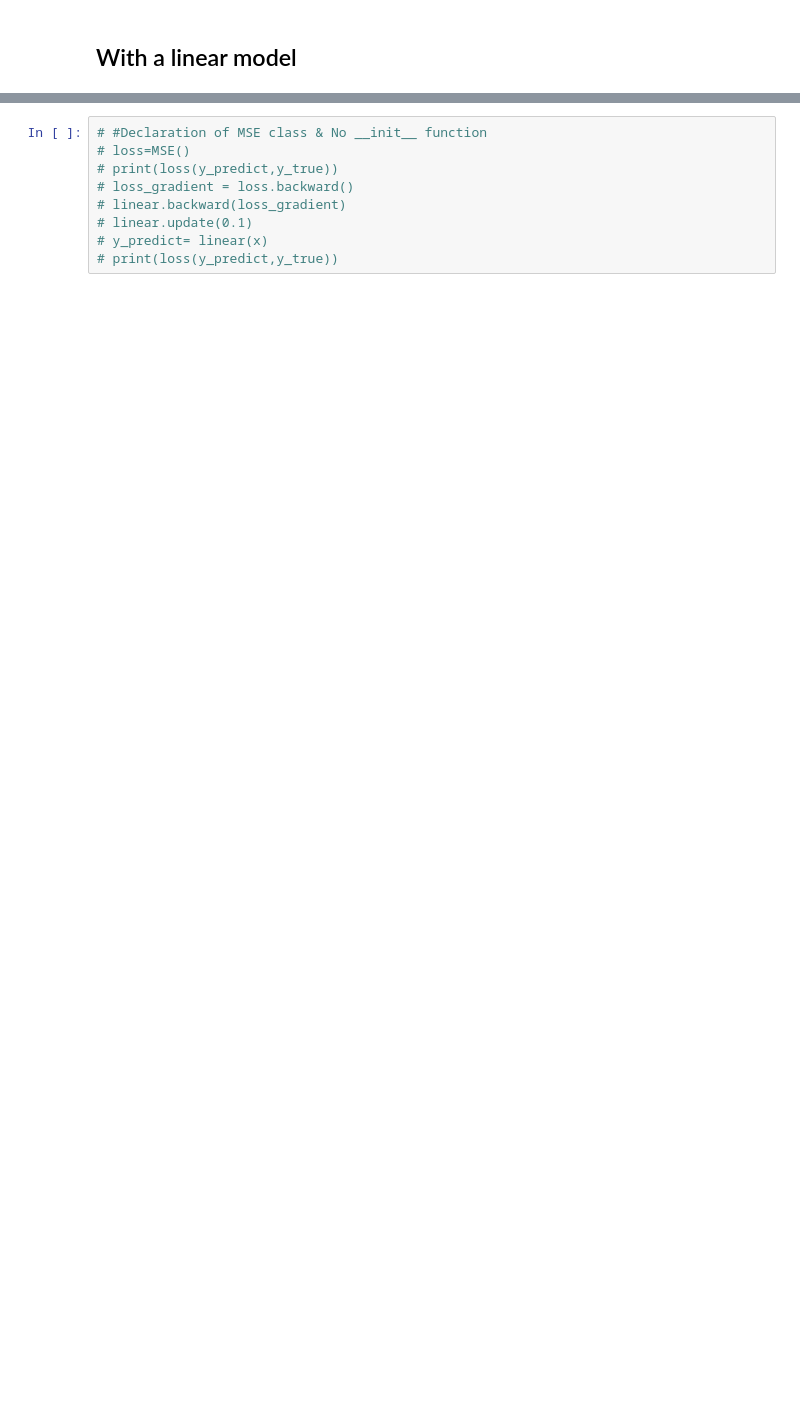
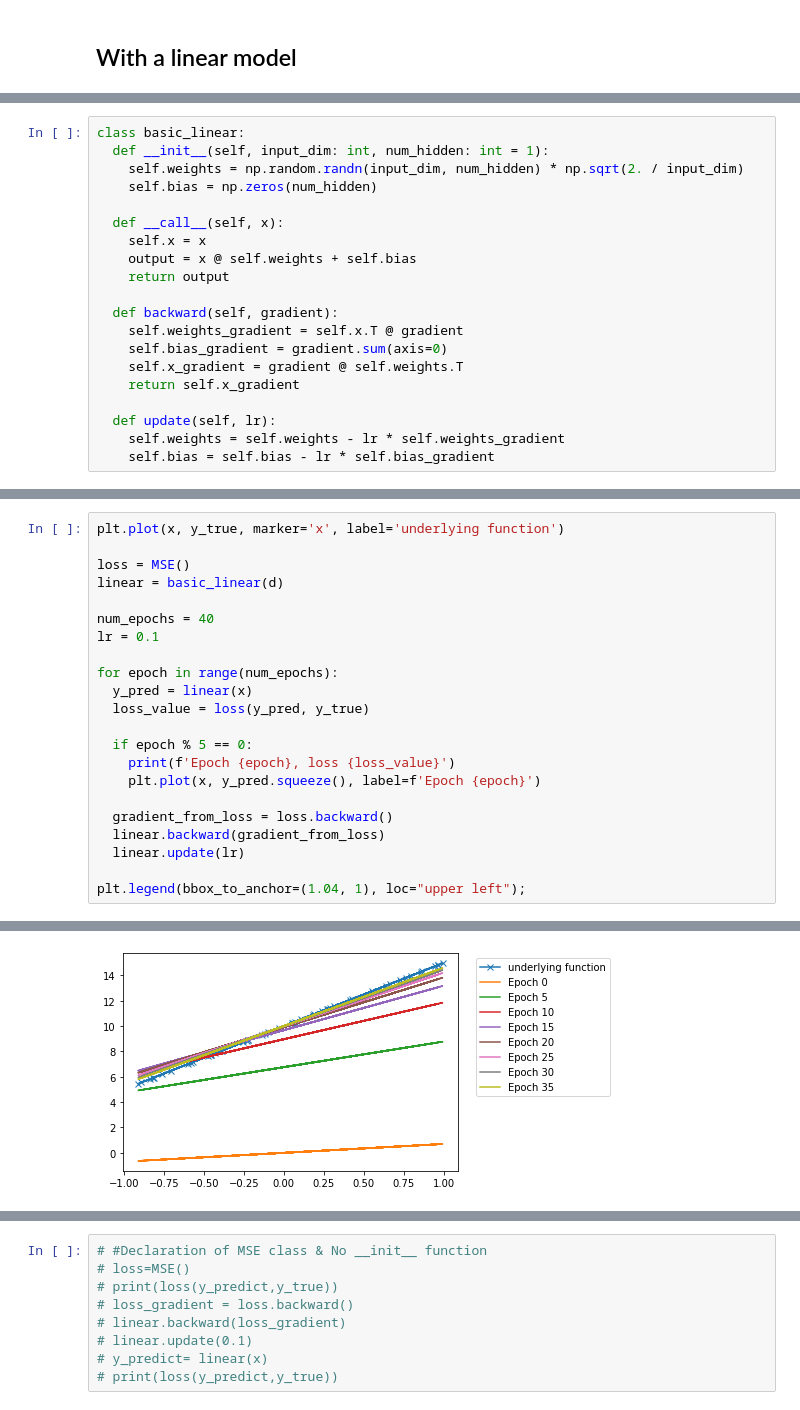
Before and after one commit to DongyounKim/basic_step, a Jupyter notebook: Linear_Regression.ipynb, the cells around one changed output, grey strips where cells are left out. Drawn from its saved outputs; the diff is of its cells as text; blank space fills up the shorter version.

```diff
--- a/Linear_Regression.ipynb
+++ b/Linear_Regression.ipynb
@@ -65,2 +80,22 @@ class basic_linear:
+# %%
+class basic_linear:
+  def __init__(self, input_dim: int, num_hidden: int = 1):
+    self.weights = np.random.randn(input_dim, num_hidden) * np.sqrt(2. / input_dim)
+    self.bias = np.zeros(num_hidden)
+
+  def __call__(self, x):
+    self.x = x
+    output = x @ self.weights + self.bias
+    return output
+
+  def backward(self, gradient):
+    self.weights_gradient = self.x.T @ gradient
+    self.bias_gradient = gradient.sum(axis=0)
+    self.x_gradient = gradient @ self.weights.T
+    return self.x_gradient
+
+  def update(self, lr):
+    self.weights = self.weights - lr * self.weights_gradient
+    self.bias = self.bias - lr * self.bias_gradient
 # %%
 #__init__ function ;; declaration of instance of class basic_linear
@@ -102,0 +130,23 @@ def fit(x: np.ndarray, y: np.ndarray, model: Callable, loss: Callable, lr: float
+# %%
+plt.plot(x, y_true, marker='x', label='underlying function')
+
+loss = MSE()
+linear = basic_linear(d)
+
+num_epochs = 40
+lr = 0.1
+
+for epoch in range(num_epochs):
+  y_pred = linear(x)
+  loss_value = loss(y_pred, y_true)
+
+  if epoch % 5 == 0:
+    print(f'Epoch {epoch}, loss {loss_value}')
+    plt.plot(x, y_pred.squeeze(), label=f'Epoch {epoch}')
+
+  gradient_from_loss = loss.backward()
+  linear.backward(gradient_from_loss)
+  linear.update(lr)
+
+plt.legend(bbox_to_anchor=(1.04, 1), loc="upper left");
+# %% [output]
@@ -103 +161,2 @@ def fit(x: np.ndarray, y: np.ndarray, model: Callable, loss: Callable, lr: float
+[figure, added]
 # %%
```
Also changed, not shown: parts of 32 cells of this notebook.
